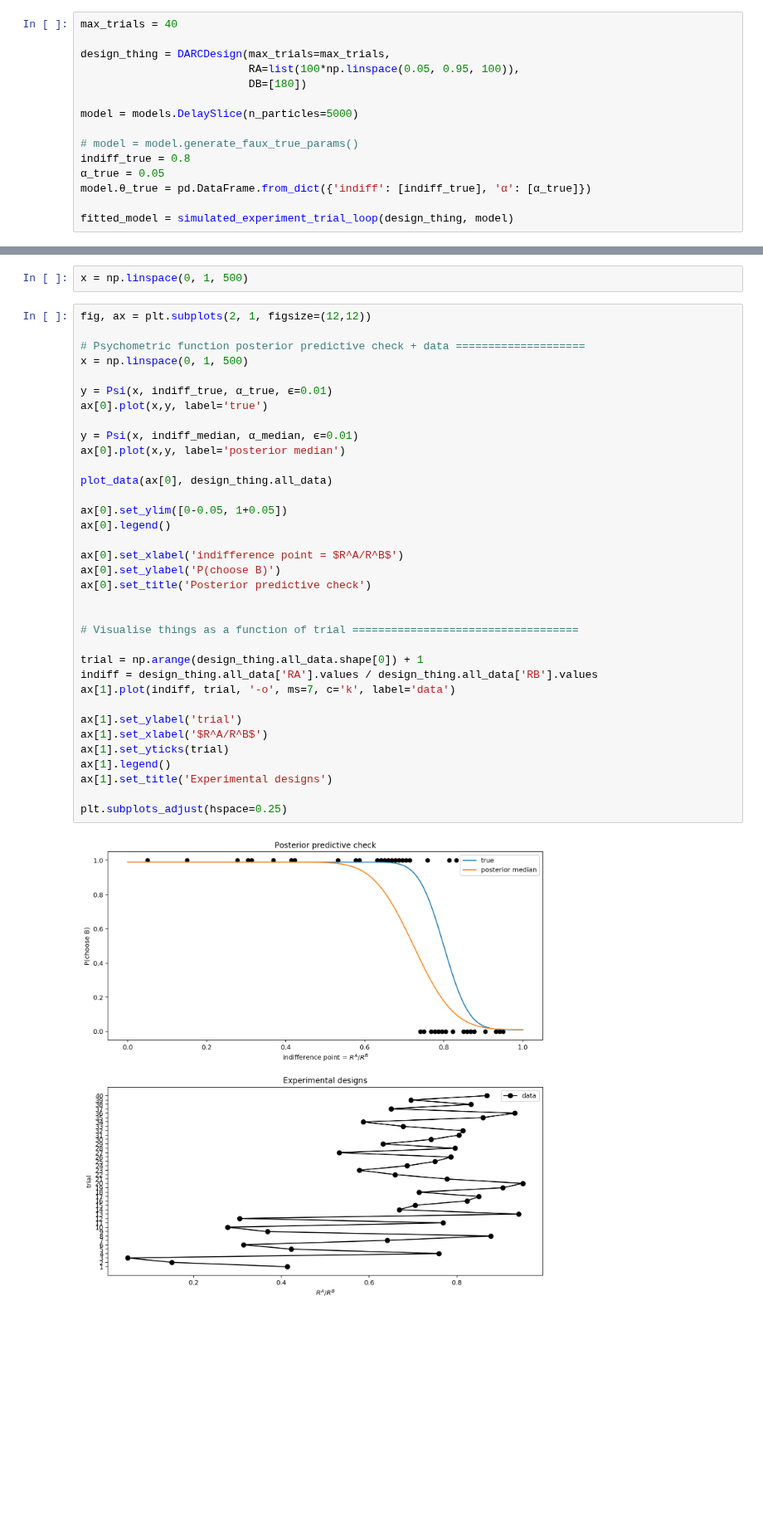
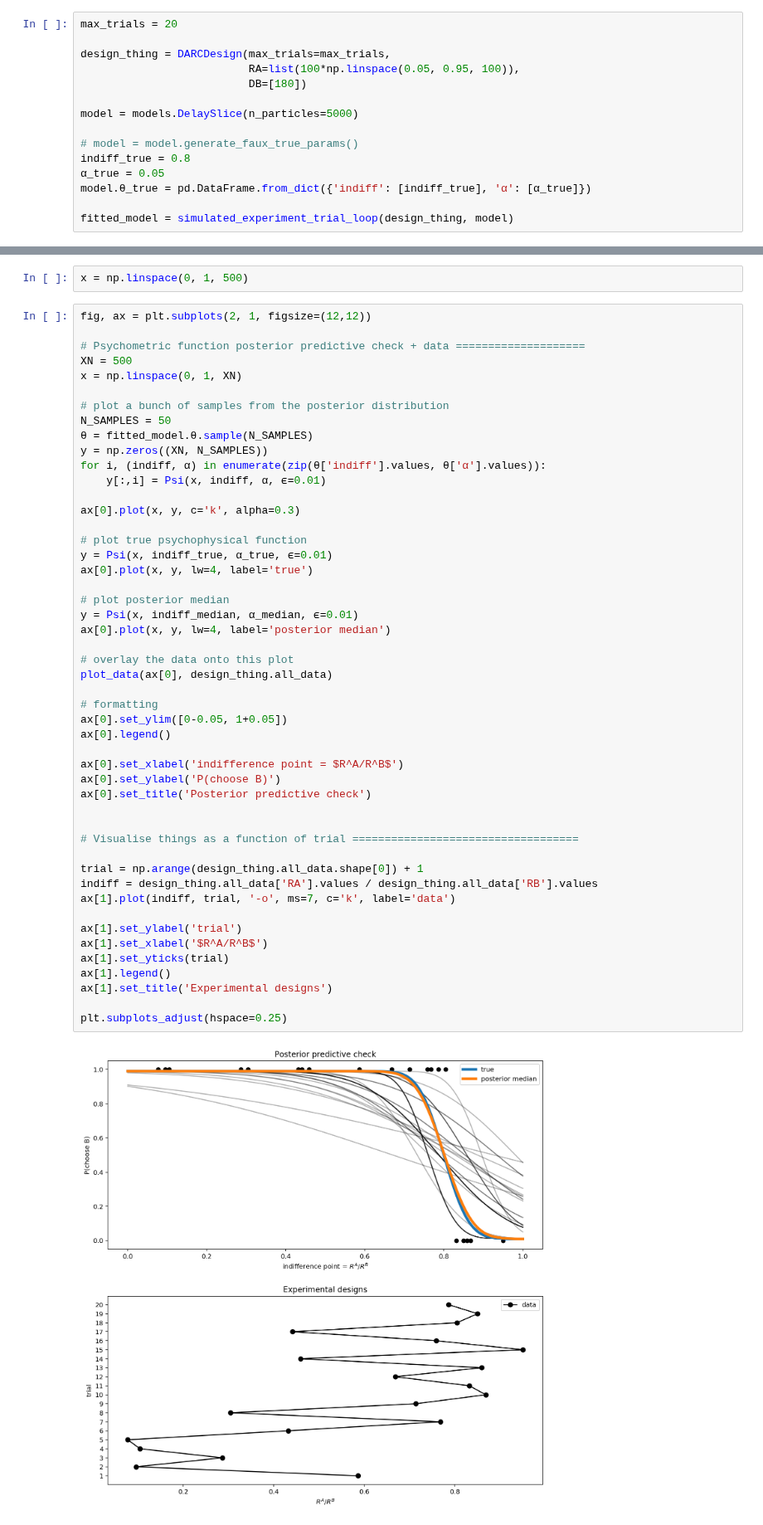
Before and after one commit to drbenvincent/darc_toolbox, a Jupyter notebook: dev/DelaySlice testing.ipynb, the cells around one changed output, grey strips where cells are left out. Shown at 83% size. Saved outputs shown, nothing was run; the diff lists cells and outputs as text; blank space fills up the shorter version.

Commit message:
#53 plot posterior samples

```diff
--- a/dev/DelaySlice testing.ipynb
+++ b/dev/DelaySlice testing.ipynb
@@ -19,7 +19,7 @@ import matplotlib.pyplot as plt
 # %% [markdown]
 ## Simulated experiment with `DelaySlice` model
 # %%
-max_trials = 40
+max_trials = 20
 
 design_thing = DARCDesign(max_trials=max_trials,
                           RA=list(100*np.linspace(0.05, 0.95, 100)),
@@ -65,36 +65,50 @@ x = np.linspace(0, 1, 500)
 fig, ax = plt.subplots(2, 1, figsize=(12,12))
 
 # Psychometric function posterior predictive check + data ====================
-x = np.linspace(0, 1, 500)
+XN = 500
+x = np.linspace(0, 1, XN)
 
+# plot a bunch of samples from the posterior distribution
+N_SAMPLES = 50
+θ = fitted_model.θ.sample(N_SAMPLES)
+y = np.zeros((XN, N_SAMPLES))
+for i, (indiff, α) in enumerate(zip(θ['indiff'].values, θ['α'].values)):
+    y[:,i] = Psi(x, indiff, α, ϵ=0.01)
+
+ax[0].plot(x, y, c='k', alpha=0.3)
+
+# plot true psychophysical function
 y = Psi(x, indiff_true, α_true, ϵ=0.01)
-ax[0].plot(x,y, label='true')
+ax[0].plot(x, y, lw=4, label='true')
 
+# plot posterior median
 y = Psi(x, indiff_median, α_median, ϵ=0.01)
-ax[0].plot(x,y, label='posterior median')
+ax[0].plot(x, y, lw=4, label='posterior median')
 
+# overlay the data onto this plot
 plot_data(ax[0], design_thing.all_data)
 
+# formatting
 ax[0].set_ylim([0-0.05, 1+0.05])
 ax[0].legend()
 
 ax[0].set_xlabel('indifference point = $R^A/R^B$')
 ax[0].set_ylabel('P(choose B)')
 ax[0].set_title('Posterior predictive check')
 
 
 # Visualise things as a function of trial ===================================
 
 trial = np.arange(design_thing.all_data.shape[0]) + 1
 indiff = design_thing.all_data['RA'].values / design_thing.all_data['RB'].values
 ax[1].plot(indiff, trial, '-o', ms=7, c='k', label='data')
 
 ax[1].set_ylabel('trial')
 ax[1].set_xlabel('$R^A/R^B$')
 ax[1].set_yticks(trial)
 ax[1].legend()
 ax[1].set_title('Experimental designs')
 
 plt.subplots_adjust(hspace=0.25)
 # %% [output]
-[figure, old version]
+[figure, new version]
```
Also changed, not shown: parts of 1 cell of this notebook.
